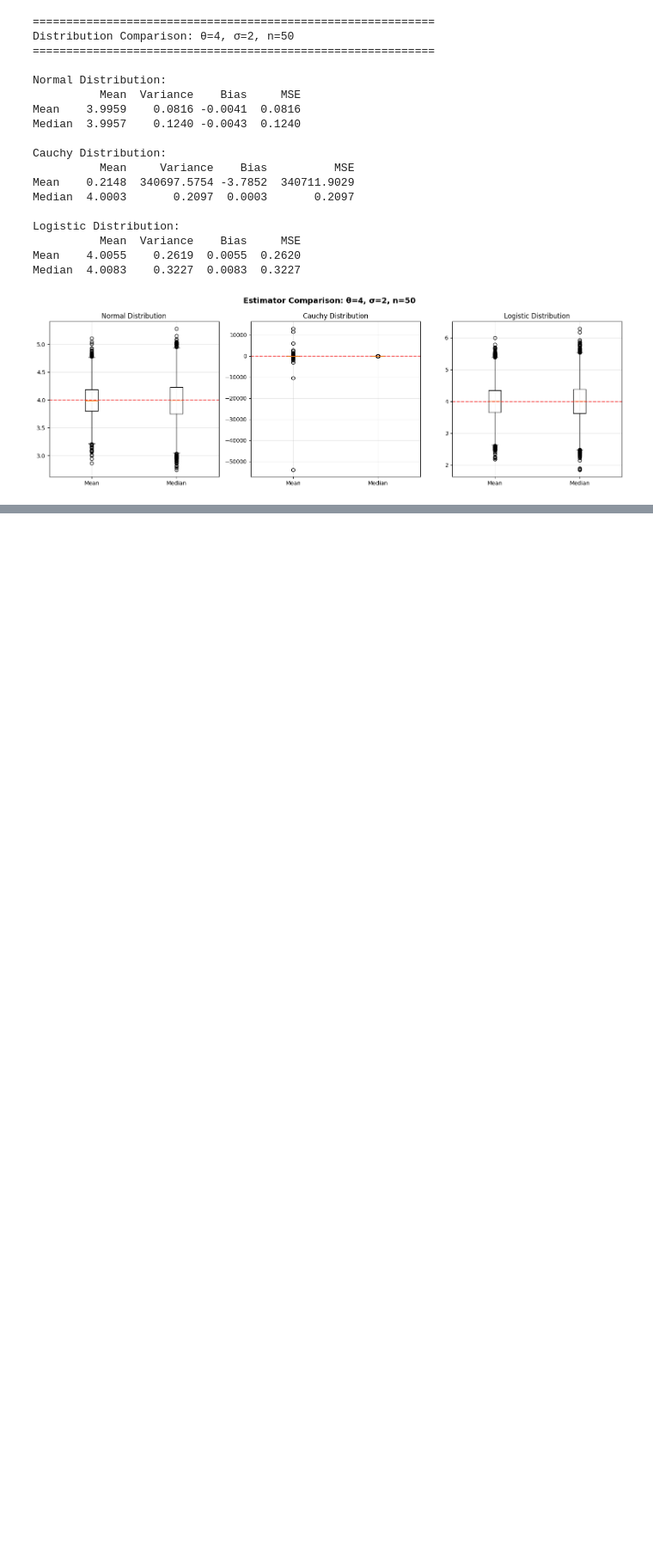
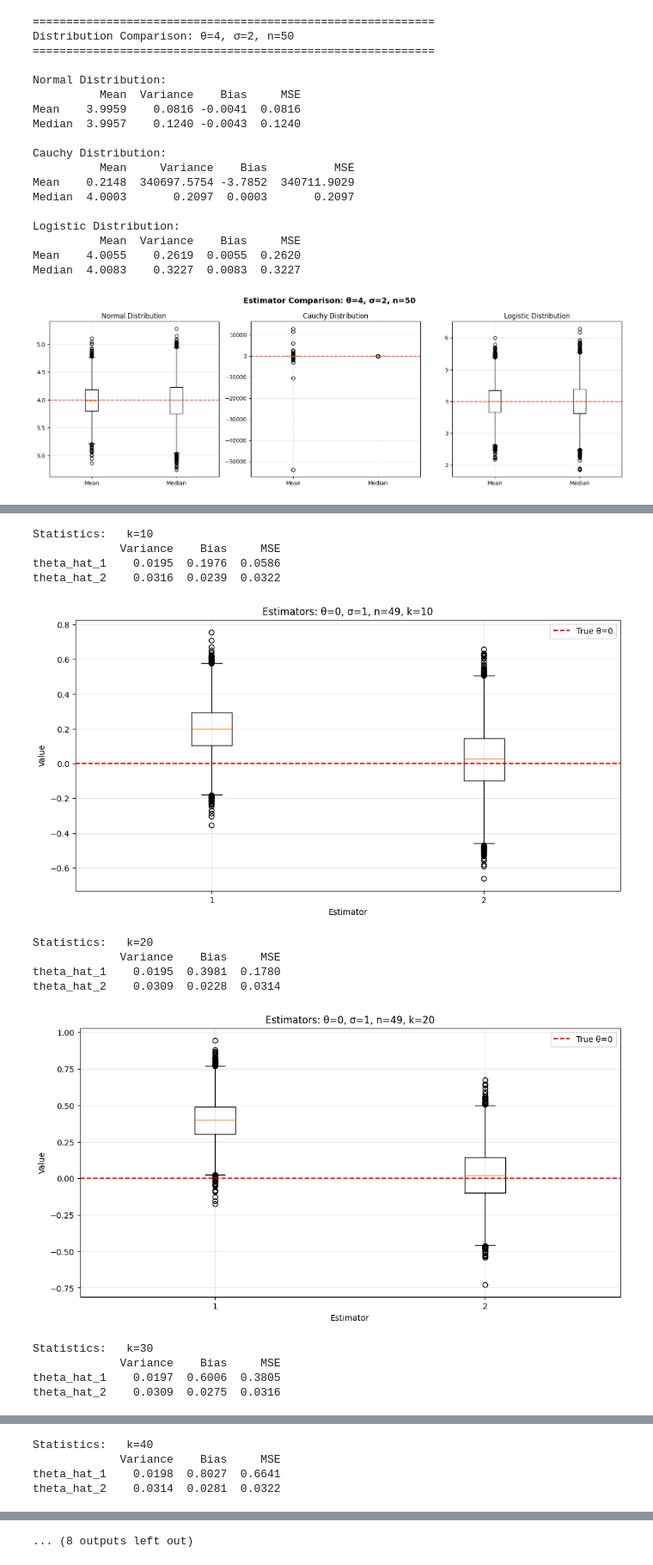
Before and after one commit to rektyyy/Artificial-Intelligence, a Jupyter notebook: Statystyka/exercises/Pracownia_1.ipynb, the cells around one changed output, grey strips where cells are left out. Shown at 86% size. Saved outputs shown, nothing was run; the diff lists cells and outputs as text; code cells hidden in the pictures; blank space fills up the shorter version.

```diff
--- a/Statystyka/exercises/Pracownia_1.ipynb
+++ b/Statystyka/exercises/Pracownia_1.ipynb
@@ -163,8 +163,6 @@ plt.show()
 ns = [20, 50, 100]
 thetas = [0, 0, 4, 4]
 sigmas = [1, 2, 1, 2]
-
-all_results = []
 
 for n in ns:
     for i in range(4):
@@ -179,11 +177,6 @@ for n in ns:
         print("\nStatistics:")
         print(stats_df.round(4))
 
-        # Store results for comparison
-        stats_df['n'] = n
-        stats_df['theta'] = theta
-        stats_df['sigma'] = sigma
-        all_results.append(stats_df.copy())
 
         # Plot boxplot
         plt.figure(figsize=(12, 6))
@@ -482,0 +455,52 @@ Median  4.0083    0.3227  0.0083  0.3227
+# %%
+def run_simulation3(k, theta=0, sigma=1, n=49, num_simulations=10000):
+    res = []
+    for _ in range(num_simulations):
+        theta_hat = np.append(norm.rvs(theta, sigma, n), k)
+
+        est_31 = np.mean(theta_hat)
+        est_32 = np.median(theta_hat)
+        res.append([est_31, est_32])
+
+    columns = ['theta_hat_1', 'theta_hat_2']
+
+    res_df = pd.DataFrame(res, columns=columns)
+    stats_df = calculate_statistics(res_df, theta)
+
+    return res_df, stats_df
+# %%
+theta = 0
+sigma = 1
+n = 49
+
+for k in range(10, 101, 10):
+    res_df, stats_df = run_simulation3(k, theta=theta, sigma=sigma, n=n, num_simulations=10000)
+
+    print(f'\nStatistics:   k={k}')
+    print(stats_df.round(4))
+
+    # Plot boxplot
+    plt.figure(figsize=(12, 6))
+    plt.boxplot(res_df)
+    plt.title(f'Estimators: θ={theta}, σ={sigma}, n={n}, k={k}')
+    plt.xlabel('Estimator')
+    plt.ylabel('Value')
+    plt.axhline(y=theta, color='r', linestyle='--', label=f'True θ={theta}')
+    plt.legend()
+    plt.grid(True, alpha=0.3)
+    plt.show()
+# %% [output]
+Statistics:   k=10
+             Variance    Bias     MSE
+theta_hat_1    0.0195  0.1976  0.0586
+theta_hat_2    0.0316  0.0239  0.0322
+[figure, added]
+Statistics:   k=20
+             Variance    Bias     MSE
+theta_hat_1    0.0195  0.3981  0.1780
+theta_hat_2    0.0309  0.0228  0.0314
+[figure, added]
+Statistics:   k=30
+             Variance    Bias     MSE
+theta_hat_1    0.0197  0.6006  0.3805
+theta_hat_2    0.0309  0.0275  0.0316
@@ -482,0 +508,4 @@ Median  4.0083    0.3227  0.0083  0.3227
+Statistics:   k=40
+             Variance    Bias     MSE
+theta_hat_1    0.0198  0.8027  0.6641
+theta_hat_2    0.0314  0.0281  0.0322
@@ -482,0 +523 @@ Median  4.0083    0.3227  0.0083  0.3227
+... (8 outputs left out)
```
Also changed, not shown: parts of 7 cells of this notebook.
